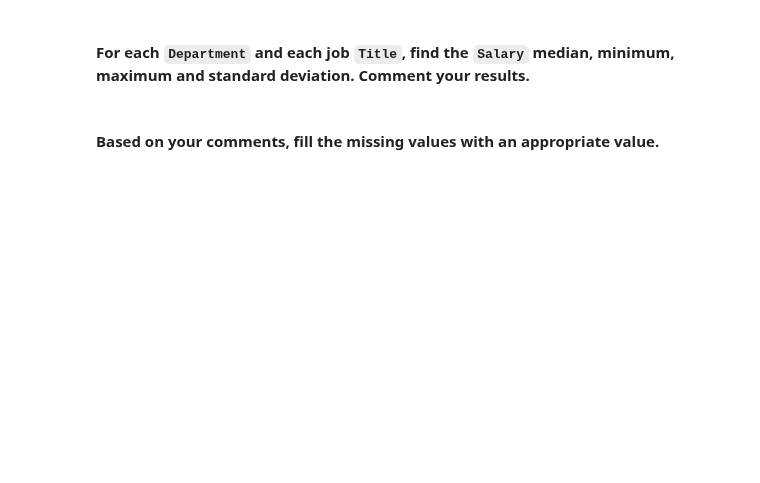
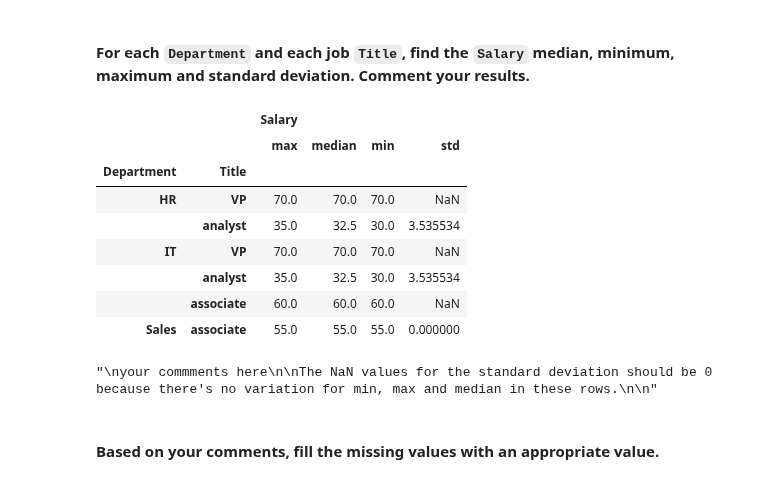
Before and after one commit to paoloironhack/data_analytics062020, a Jupyter notebook: labs/module_2/22_Pivot-Table-Correlation/your_code/main.ipynb, the cells around one changed output. Drawn from its saved outputs; the diff is of its cells as text; code cells hidden in the pictures; blank space fills up the shorter version.

```diff
--- a/labs/module_2/22_Pivot-Table-Correlation/your_code/main.ipynb
+++ b/labs/module_2/22_Pivot-Table-Correlation/your_code/main.ipynb
@@ -16,3 +18,5 @@ Download the `employees` dataset from [here](https://drive.google.com/file/d/1qi
 Load and save your dataset in a variable called `employees`.
 # %%
 # your code here
+employees = pd.read_csv('../data/employee.csv')
+employees.head()
@@ -49,2 +105,25 @@ your commments here
+# %%
+# your code here
+employees.pivot_table(index = ['Department', 'Title'], values = ['Salary'],
+                      aggfunc = (np.median, min, max, np.std))
+# %% [output]
+|  |  | Salary |  |  |  |
+|  |  | max | median | min | std |
+| Department | Title |  |  |  |  |
+| HR | VP | 70.0 | 70.0 | 70.0 | NaN |
+|  | analyst | 35.0 | 32.5 | 30.0 | 3.535534 |
+| IT | VP | 70.0 | 70.0 | 70.0 | NaN |
+|  | analyst | 35.0 | 32.5 | 30.0 | 3.535534 |
+|  | associate | 60.0 | 60.0 | 60.0 | NaN |
+| Sales | associate | 55.0 | 55.0 | 55.0 | 0.000000 |
+# %%
+"""
+your commments here
+
+The NaN values for the standard deviation should be 0 because there's no variation for min, max and median in these rows.
+
+"""
+# %% [output]
+"\nyour commments here\n\nThe NaN values for the standard deviation should be 0 because there's no variation for min, max and median in these rows.\n\n"
 # %% [markdown]
 #### Based on your comments, fill the missing values with an appropriate value.
```
Also changed, not shown: parts of 37 cells of this notebook, 9 other files.
